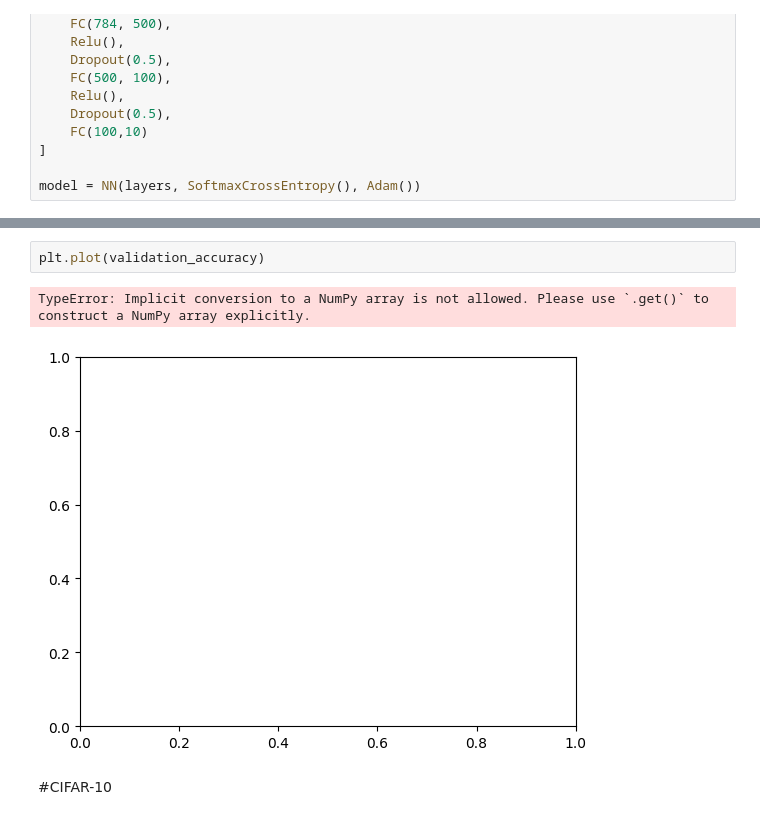
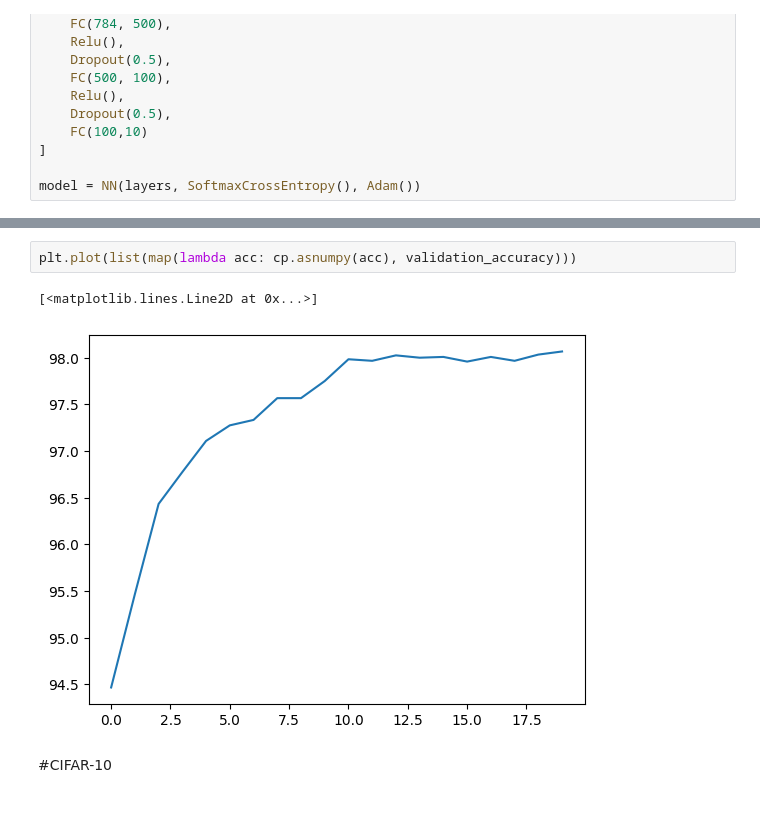
Before and after one commit to PhillzMike/ConvNetDotPY, a Jupyter notebook: ConvNetDot_Notebook.ipynb, the cells around one changed output, grey strips where cells are left out. Cells and saved outputs as stored; diff of their text form.

```diff
--- a/ConvNetDot_Notebook.ipynb
+++ b/ConvNetDot_Notebook.ipynb
@@ -112,8 +118,8 @@ plt.show()
 # %%
-plt.plot(validation_accuracy)
+plt.plot(list(map(lambda acc: cp.asnumpy(acc), validation_accuracy)))
 # %% [output]
-TypeError: Implicit conversion to a NumPy array is not allowed. Please use `.get()` to construct a NumPy array explicitly.
+[<matplotlib.lines.Line2D at 0x...>]
-[figure, old version]
+[figure, new version]
 # %% [markdown]
 #CIFAR-10
 # %%
```
Also changed, not shown: parts of 9 cells of this notebook, 1 other file.
